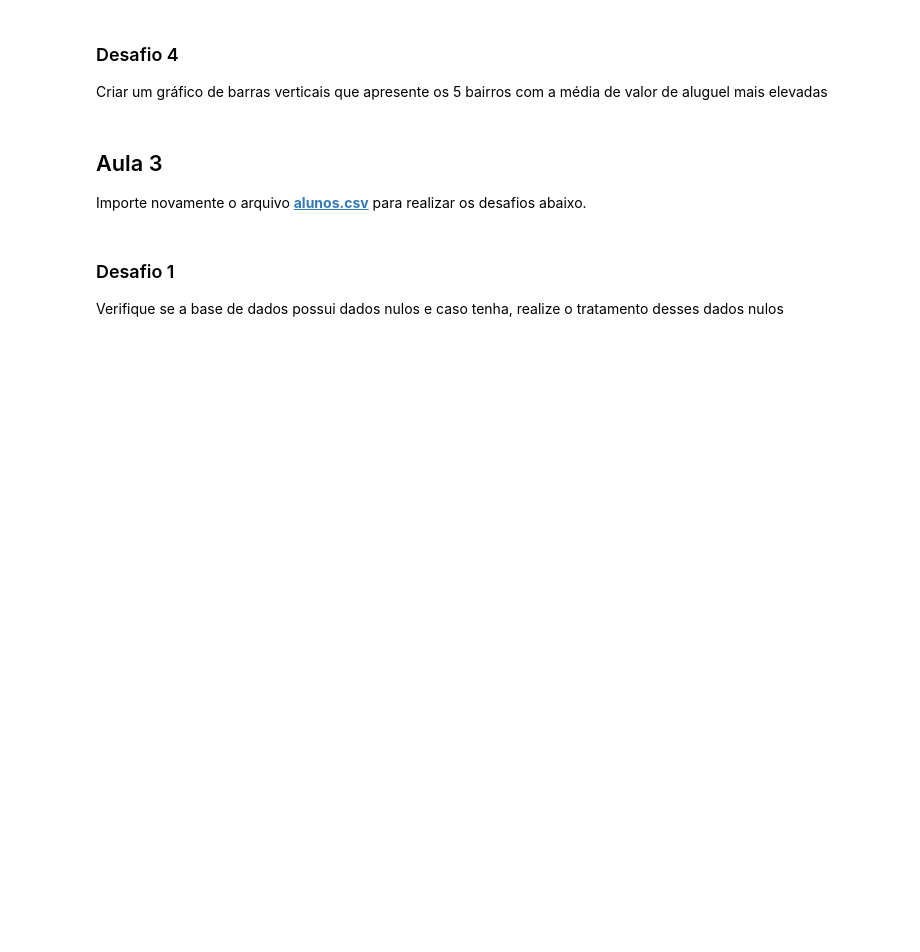
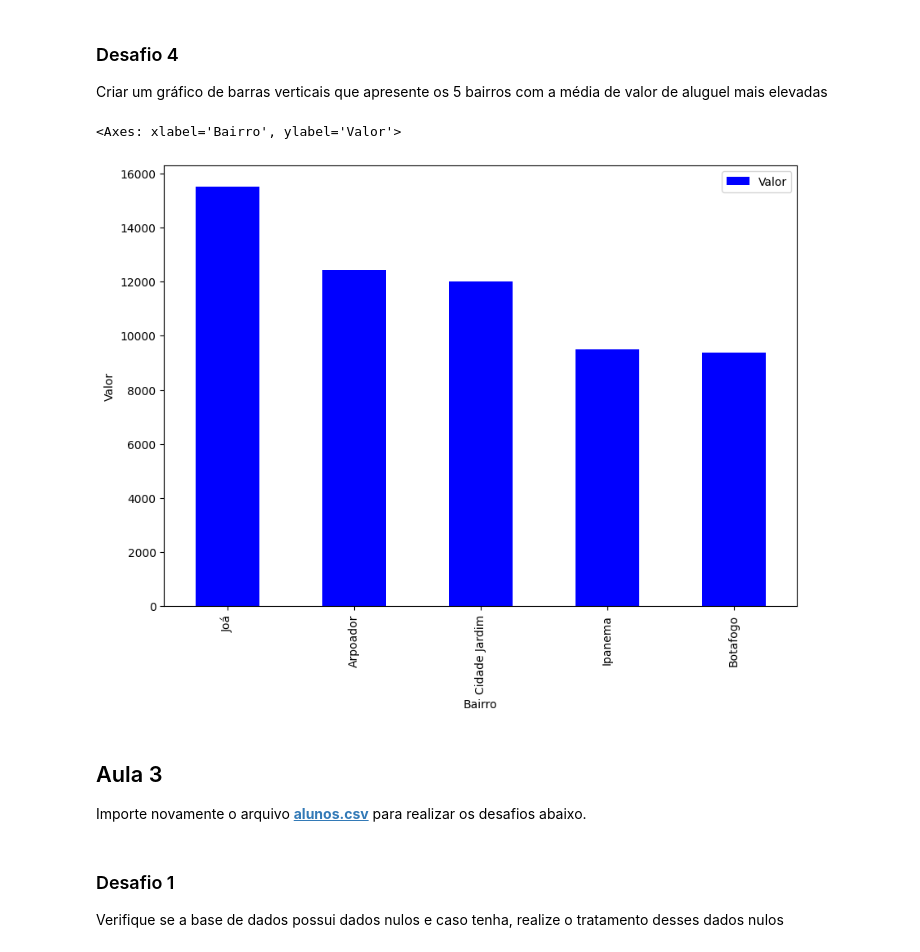
Before and after one commit to FranPomba/Tech-Fundation---alura-one, a Jupyter notebook: 2 - Aprendendo a fazer ETL/2 - Pandas Conhecendo a lib/desafios/desafios.ipynb, the cells around one changed output. Drawn from its saved outputs; the diff is of its cells as text; code cells hidden in the pictures; blank space fills up the shorter version.

```diff
--- a/2 - Aprendendo a fazer ETL/2 - Pandas Conhecendo a lib/desafios/desafios.ipynb
+++ b/2 - Aprendendo a fazer ETL/2 - Pandas Conhecendo a lib/desafios/desafios.ipynb
@@ -195,6 +220,15 @@ Analisar quais bairros possuem a média de valor de aluguel mais elevadas
 # %% [markdown]
 ### Desafio 4
 Criar um gráfico de barras verticais que apresente os 5 bairros com a média de valor de aluguel mais elevadas
+# %%
+df_media_elevada = (
+    df.groupby("Bairro")[["Valor"]].mean().sort_values("Valor", ascending=False)
+).head(5)
+# %%
+df_media_elevada.plot(kind="bar", figsize=(10, 7), color="blue", xlabel="Bairro", ylabel="Valor")
+# %% [output]
+<Axes: xlabel='Bairro', ylabel='Valor'>
+[figure, added]
 # %% [markdown]
 ## Aula 3
 
```
Also changed, not shown: parts of 3 cells of this notebook, 1 other file.
